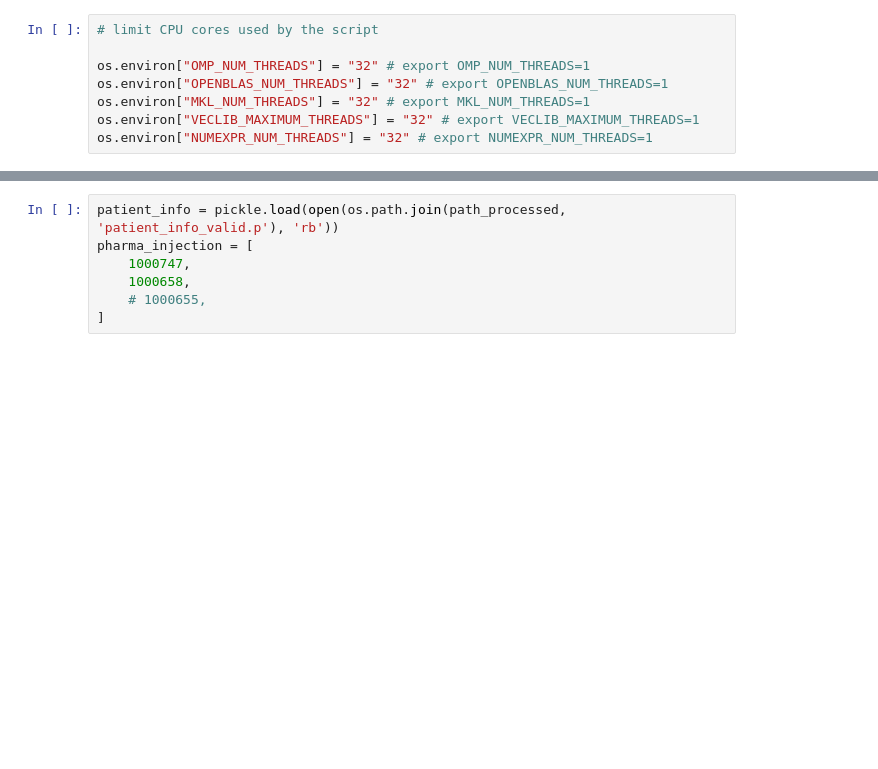
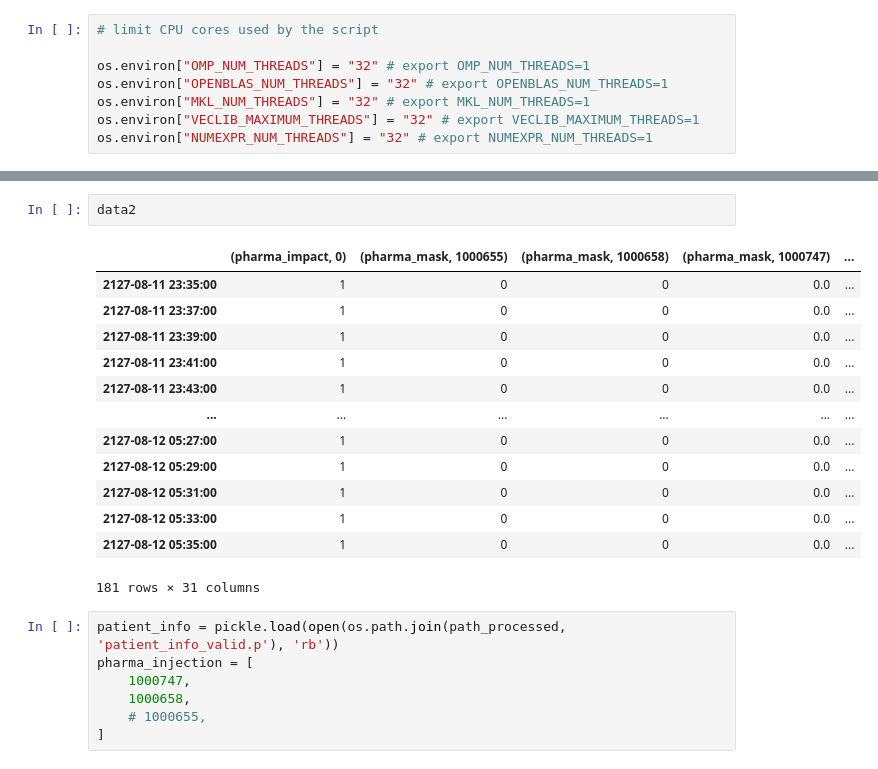
Before and after one commit to KaiWU17TUM/AnomalyDetectionWithPatientStateSpace, a Jupyter notebook: notebooks/medication-related-clustering.ipynb, the cells around one changed output, grey strips where cells are left out. Drawn from its saved outputs; the diff is of its cells as text; blank space fills up the shorter version.

```diff
--- a/notebooks/medication-related-clustering.ipynb
+++ b/notebooks/medication-related-clustering.ipynb
@@ -23,3 +44,19 @@ os.environ["NUMEXPR_NUM_THREADS"] = "32" # export NUMEXPR_NUM_THREADS=1
+# %%
+data2
+# %% [output]
+|  | (pharma_impact, 0) | (pharma_mask, 1000655) | (pharma_mask, 1000658) | (pharma_mask, 1000747) | ... |
+| 2127-08-11 23:35:00 | 1 | 0 | 0 | 0.0 | ... |
+| 2127-08-11 23:37:00 | 1 | 0 | 0 | 0.0 | ... |
+| 2127-08-11 23:39:00 | 1 | 0 | 0 | 0.0 | ... |
+| 2127-08-11 23:41:00 | 1 | 0 | 0 | 0.0 | ... |
+| 2127-08-11 23:43:00 | 1 | 0 | 0 | 0.0 | ... |
+| ... | ... | ... | ... | ... | ... |
+| 2127-08-12 05:27:00 | 1 | 0 | 0 | 0.0 | ... |
+| 2127-08-12 05:29:00 | 1 | 0 | 0 | 0.0 | ... |
+| 2127-08-12 05:31:00 | 1 | 0 | 0 | 0.0 | ... |
+| 2127-08-12 05:33:00 | 1 | 0 | 0 | 0.0 | ... |
+| 2127-08-12 05:35:00 | 1 | 0 | 0 | 0.0 | ... |
+181 rows × 31 columns
 # %%
 patient_info = pickle.load(open(os.path.join(path_processed, 'patient_info_valid.p'), 'rb'))
 pharma_injection = [
```
Also changed, not shown: parts of 22 cells of this notebook, 22 other files.
